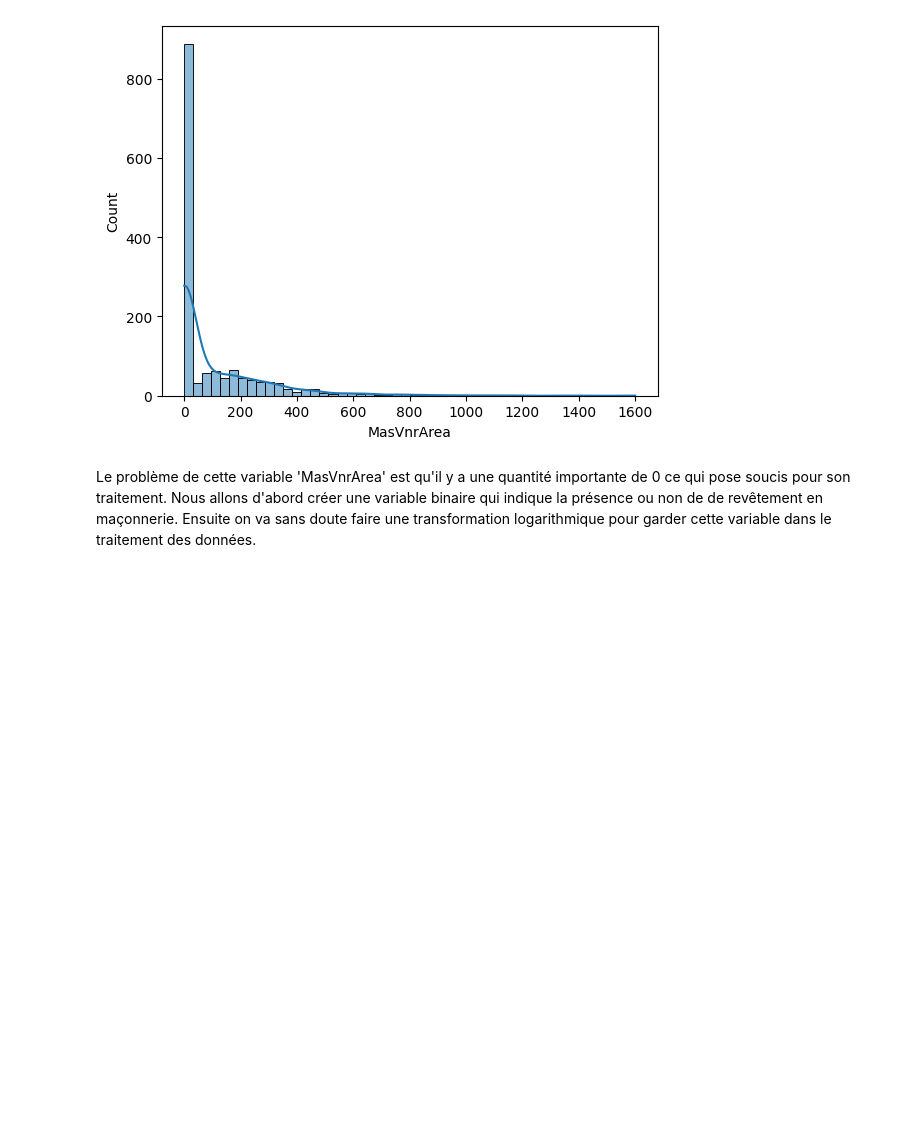
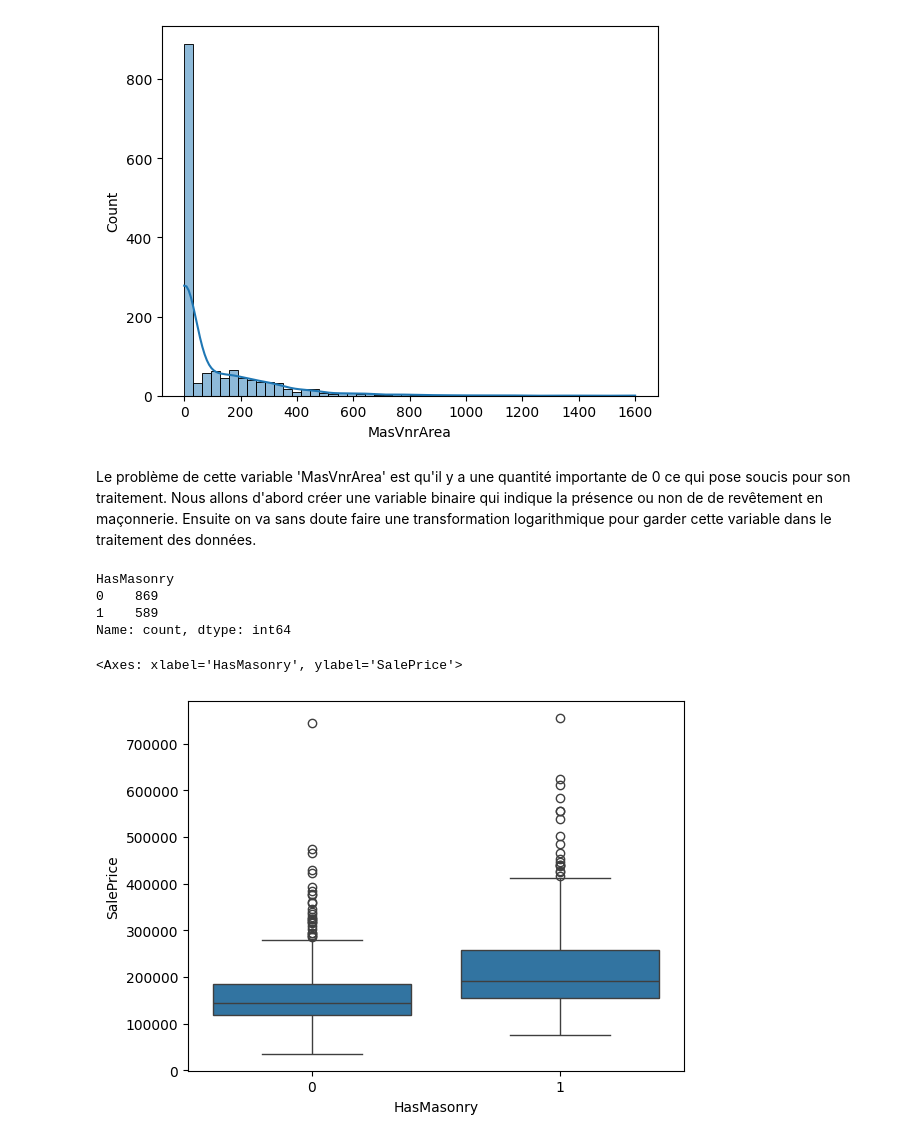
Before and after one commit to antoine-guibert/house_prices, a Jupyter notebook: exploration_donnees.ipynb, the cells around one changed output. Saved outputs shown, nothing was run; the diff lists cells and outputs as text; code cells hidden in the pictures; blank space fills up the shorter version.

```diff
--- a/exploration_donnees.ipynb
+++ b/exploration_donnees.ipynb
@@ -411,3 +297,18 @@ plt.show()
 [figure]
 # %% [markdown]
 Le problème de cette variable 'MasVnrArea' est qu'il y a une quantité importante de 0 ce qui pose soucis pour son traitement. Nous allons d'abord créer une variable binaire qui indique la présence ou non de de revêtement en maçonnerie. Ensuite on va sans doute faire une transformation logarithmique pour garder cette variable dans le traitement des données.
+# %%
+# création de la variable binaire 'HasMasonry'
+train_data['HasMasonry'] = (train_data['MasVnrArea']>0).astype(int)
+train_data['HasMasonry'].value_counts(dropna=False)
+# %% [output]
+HasMasonry
+0    869
+1    589
+Name: count, dtype: int64
+# %%
+# on vérifie si la variable 'HasMasonry' a une influence sur le prix de vente
+sns.boxplot(data=train_data, x='HasMasonry', y='SalePrice')
+# %% [output]
+<Axes: xlabel='HasMasonry', ylabel='SalePrice'>
+[figure, added]
```
Also changed, not shown: parts of 76 cells of this notebook.
